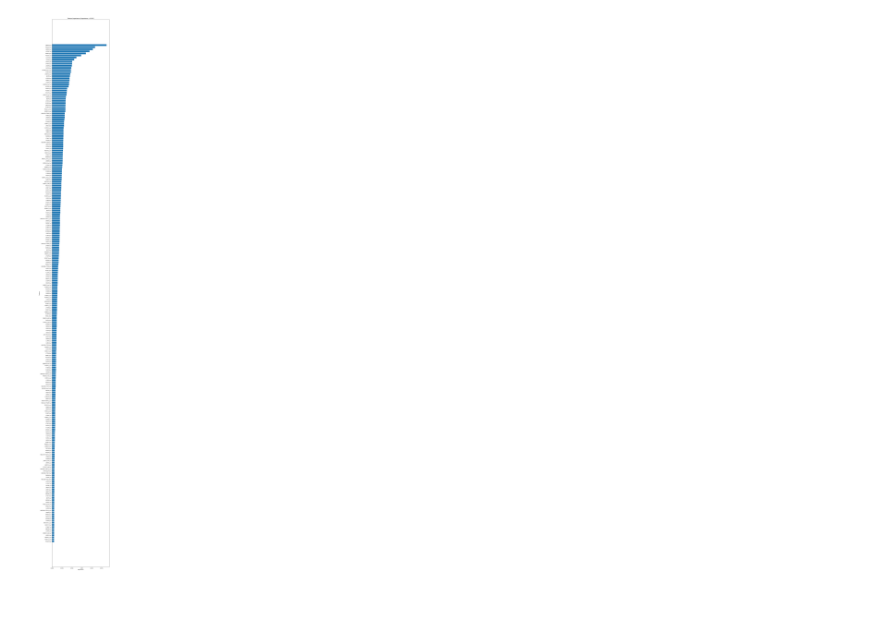
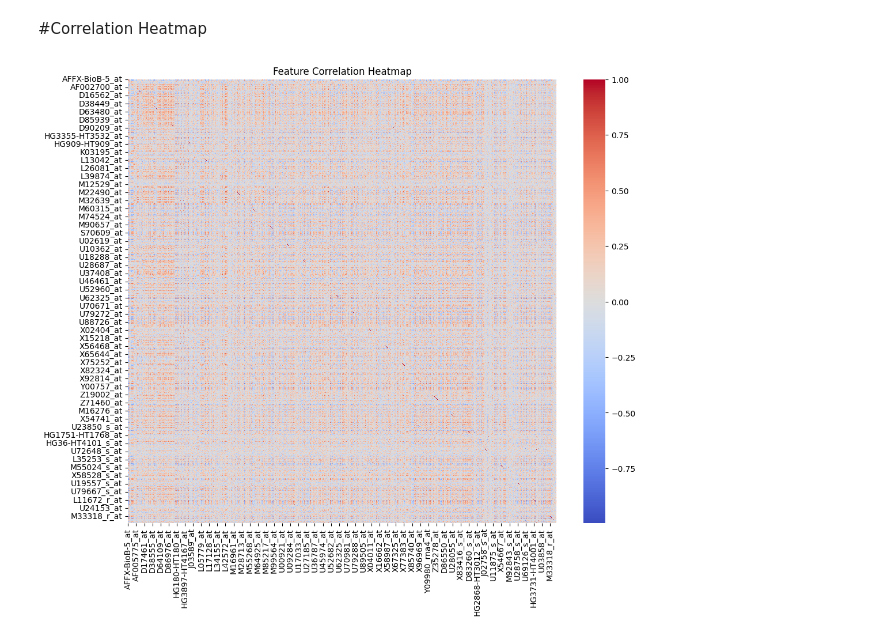
Before and after one commit to nafzo152/psm2-research-codes, a Jupyter notebook: myTest.ipynb, the cells around one changed output. Saved outputs shown, nothing was run; the diff lists cells and outputs as text; code cells hidden in the pictures; blank space fills up the shorter version.

```diff
--- a/myTest.ipynb
+++ b/myTest.ipynb
@@ -192,15 +1,25 @@ filtered_df = filtered_df.sort_values(by='Importance', ascending=False)
-# %%
-# Determine the number of features to adjust the figure size
-num_features = len(filtered_df)
-fig_height = max(5, num_features * 0.4)  # Adjust height based on the number of features
-
-# Plot the filtered feature importances
-plt.figure(figsize=(10, fig_height))
-plt.title("Feature Importances (Importance > 0.001)")
-plt.barh(filtered_df['Feature'], filtered_df['Importance'], align="center")
-plt.xlabel("Importance")
-plt.ylabel("Feature")
-plt.gca().invert_yaxis()  # Invert y-axis to show the highest importance at the top
-plt.show()
-# %% [output]
-[figure, removed]
+# %%
+import pandas as pd
+
+# Load the dataset
+df = pd.read_csv('binary2.arff.csv')
+
+# Separate features (X) and target (y)
+X = df.drop(columns=['CLASS'])
+y = df['CLASS']
+# %% [markdown]
+#Correlation Heatmap
+# %%
+import seaborn as sns
+import matplotlib.pyplot as plt
+
+# Compute the correlation matrix
+corr_matrix = X.corr()
+
+# Plot the heatmap
+plt.figure(figsize=(12, 10))
+sns.heatmap(corr_matrix, annot=False, cmap='coolwarm')
+plt.title('Feature Correlation Heatmap')
+plt.show()
+# %% [output]
+[figure, added]
```
Also changed, not shown: parts of 13 cells of this notebook, 1 other file.
